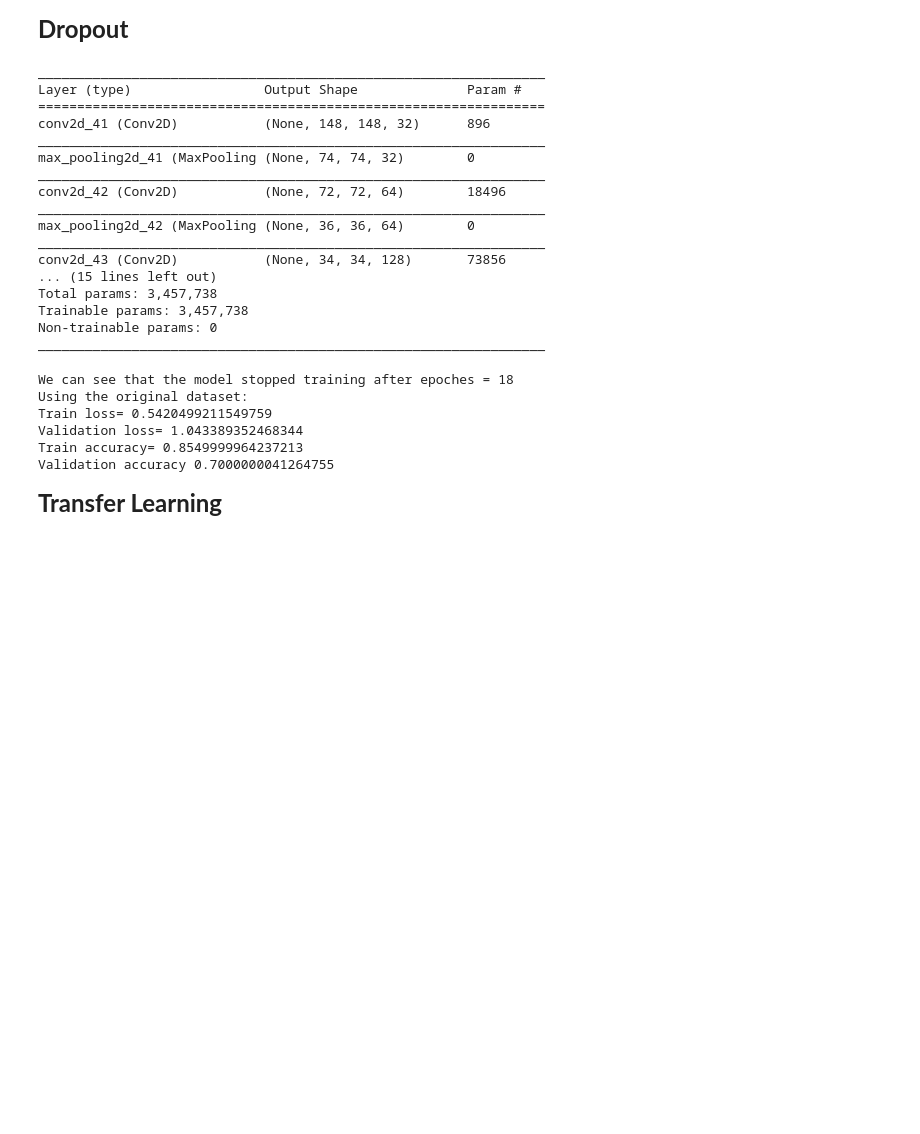
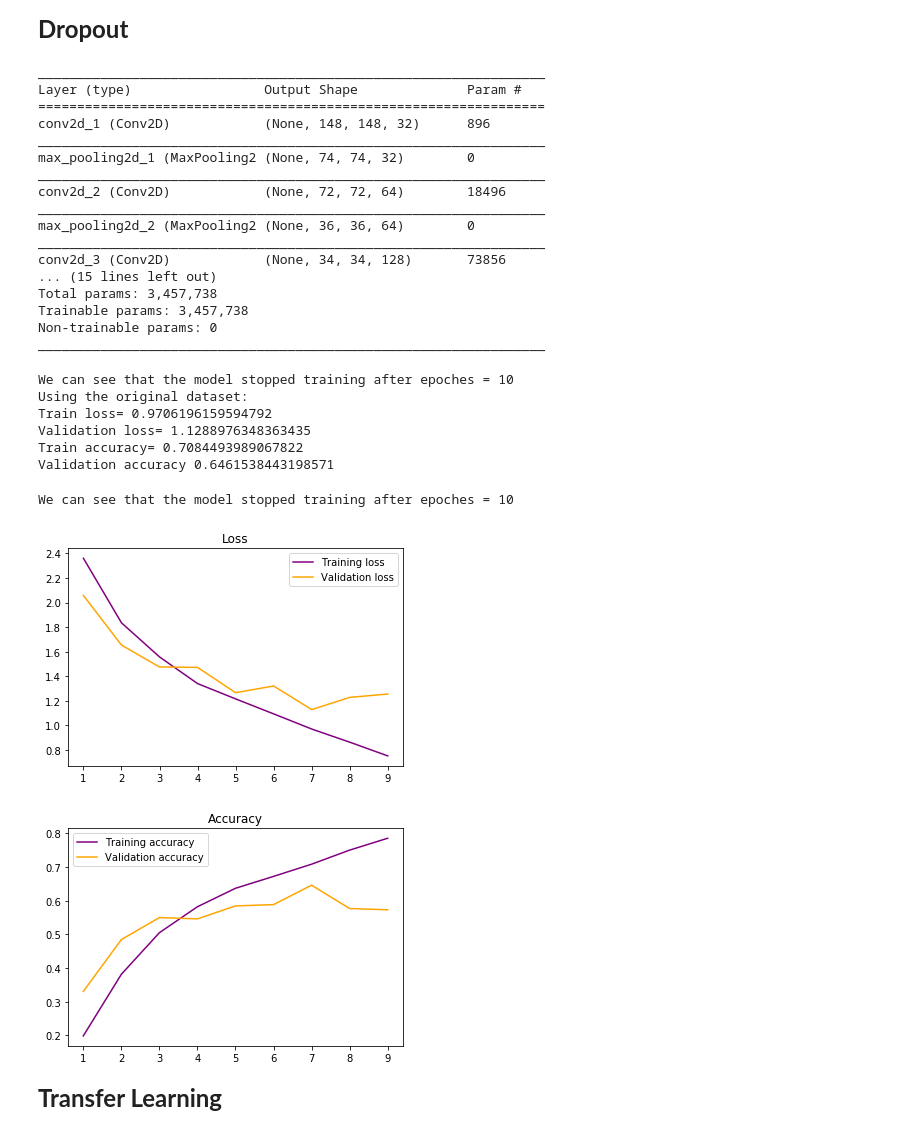
Before and after one commit to ancfaur/aiTry, a Jupyter notebook: monkeyRecognition.ipynb, the cells around one changed output. Drawn from its saved outputs; the diff is of its cells as text; code cells hidden in the pictures; blank space fills up the shorter version.

```diff
--- a/monkeyRecognition.ipynb
+++ b/monkeyRecognition.ipynb
@@ -200,8 +186,8 @@ _________________________________________________________________
 # we set the param patience=2 to have an early stopping <=>  interrupts training when
 # the loss has stopped improving for more than two epochs
 history = network.fit_generator(
-    train_generator, steps_per_epoch=100, epochs=30,
-    validation_data=val_generator, validation_steps=50,
+    train_generator, steps_per_epoch=54, epochs=30,
+    validation_data=val_generator, validation_steps=13,
     callbacks=[EarlyStopping(monitor="val_loss", patience=2)],
     verbose=0)
 # %%
@@ -410,15 +368,15 @@ dropout_network.summary()
 _________________________________________________________________
 Layer (type)                 Output Shape              Param #
 =================================================================
-conv2d_41 (Conv2D)           (None, 148, 148, 32)      896
+conv2d_1 (Conv2D)            (None, 148, 148, 32)      896
 _________________________________________________________________
-max_pooling2d_41 (MaxPooling (None, 74, 74, 32)        0
+max_pooling2d_1 (MaxPooling2 (None, 74, 74, 32)        0
 _________________________________________________________________
-conv2d_42 (Conv2D)           (None, 72, 72, 64)        18496
+conv2d_2 (Conv2D)            (None, 72, 72, 64)        18496
 _________________________________________________________________
-max_pooling2d_42 (MaxPooling (None, 36, 36, 64)        0
+max_pooling2d_2 (MaxPooling2 (None, 36, 36, 64)        0
 _________________________________________________________________
-conv2d_43 (Conv2D)           (None, 34, 34, 128)       73856
+conv2d_3 (Conv2D)            (None, 34, 34, 128)       73856
 ... (15 lines left out)
 Total params: 3,457,738
 Trainable params: 3,457,738
@@ -447,12 +405,42 @@ print("Validation loss=",val_loss)
 print("Train accuracy=", train_acc)
 print("Validation accuracy", val_acc)
 # %% [output]
-We can see that the model stopped training after epoches = 18
+We can see that the model stopped training after epoches = 10
 Using the original dataset:
-Train loss= 0.5420499211549759
-Validation loss= 1.043389352468344
-Train accuracy= 0.8549999964237213
-Validation accuracy 0.7000000041264755
+Train loss= 0.9706196159594792
+Validation loss= 1.1288976348363435
+Train accuracy= 0.7084493989067822
+Validation accuracy 0.6461538443198571
+# %%
+# plot loss and accuracy for early stopping
+results = history.history
+no_epochs_runned= len(results["acc"]) + 1
+print("We can see that the model stopped training after epoches =", no_epochs_runned)
+
+train_loss = history.history["loss"]
+val_loss = history.history["val_loss"]
+
+x_vals = range(1, no_epochs_runned)
+fig = plt.figure()
+plt.title("Loss")
+plt.plot(x_vals, train_loss, label="Training loss", color = "purple")
+plt.plot(x_vals, val_loss, label="Validation loss", color = "orange")
+plt.legend()
+plt.show()
+
+train_acc = history.history["acc"]
+val_acc = history.history["val_acc"]
+
+fig = plt.figure()
+plt.title("Accuracy")
+plt.plot(x_vals, train_acc, label="Training accuracy", color = "purple")
+plt.plot(x_vals, val_acc, label="Validation accuracy", color = "orange")
+plt.legend()
+plt.show()
+# %% [output]
+We can see that the model stopped training after epoches = 10
+[figure, added]
+[figure, added]
 # %% [markdown]
  <p dir="ltr"><span style="font-size: 24px;"><strong>Transfer Learning</strong></span></p>
 # %%
```
Also changed, not shown: parts of 6 cells of this notebook.
